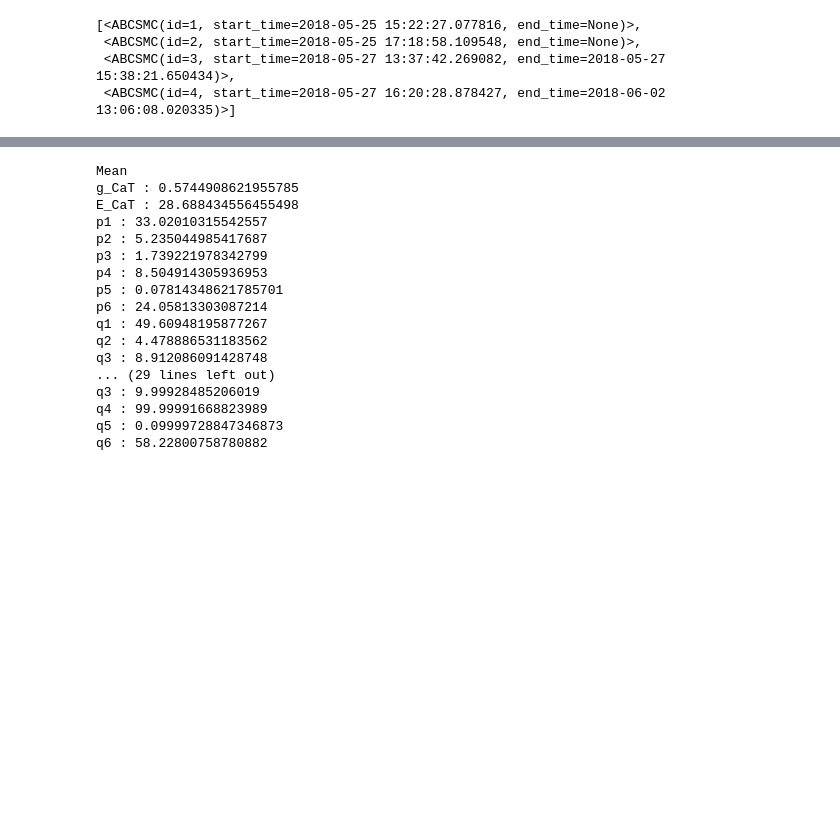
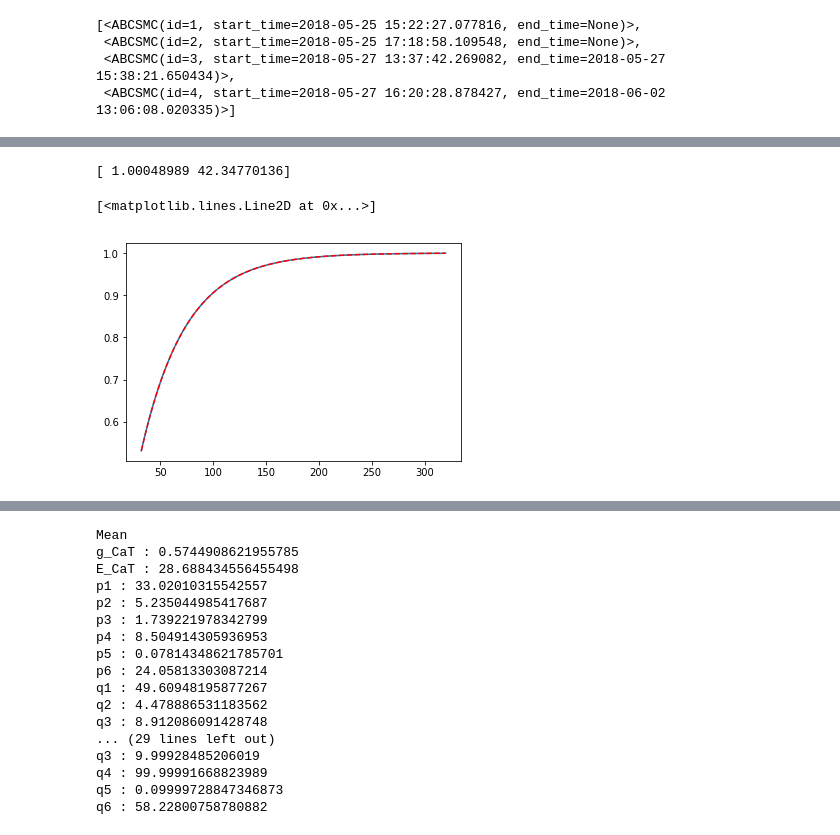
Before and after one commit to charleshouston/ion-channel-ABC, a Jupyter notebook: notebooks/hl-1_icat.ipynb, the cells around one changed output, grey strips where cells are left out. Drawn from its saved outputs; the diff is of its cells as text; code cells hidden in the pictures; blank space fills up the shorter version.

```diff
--- a/notebooks/hl-1_icat.ipynb
+++ b/notebooks/hl-1_icat.ipynb
@@ -107,3 +281,7 @@ history.all_runs()
  <ABCSMC(id=4, start_time=2018-05-27 16:20:28.878427, end_time=2018-06-02 13:06:08.020335)>]
 # %%
 history.id = 4
+# %%
+n_samples = 500
+post_df, post_w = history.get_distribution(m=0)
+post_th = post_df.sample(n=n_samples, weights=post_w, replace=True).to_dict(orient='records')
@@ -109,0 +309,9 @@ history.id = 4
+# %%
+from pyabc_custom import simulate
+
+samples = pd.DataFrame({})
+for i, th in log_progress(enumerate(post_th), every=1, size=len(post_th)):
+    output = simulate('icat', n_x=210, **th)
+    output['sample'] = i
+    output['distribution'] = 'post'
+    samples = samples.append(output, ignore_index=True)
@@ -110,2 +416,17 @@ history.id = 4
+# %%
+x = samples[(samples.exp==3) & (samples['sample']==15)].x
+y = samples[(samples.exp==3) & (samples['sample']==15)].y
+import matplotlib.pyplot as plt
+plt.plot(x,y)
+def single_exp(t, I_max, tau):
+    return I_max*(1-np.exp(-t/tau))
+guess = (1, 50)
+popt, _ = curve_fit(single_exp, x, y, guess)
+print(popt)
+plt.plot(x, single_exp(x, *popt), '--r')
+# %% [output]
+[ 1.00048989 42.34770136]
+[<matplotlib.lines.Line2D at 0x...>]
+[figure, added]
 # %%
 from visualization_custom import plot_sim_results
```
Also changed, not shown: parts of 31 cells of this notebook, 7 other files.
